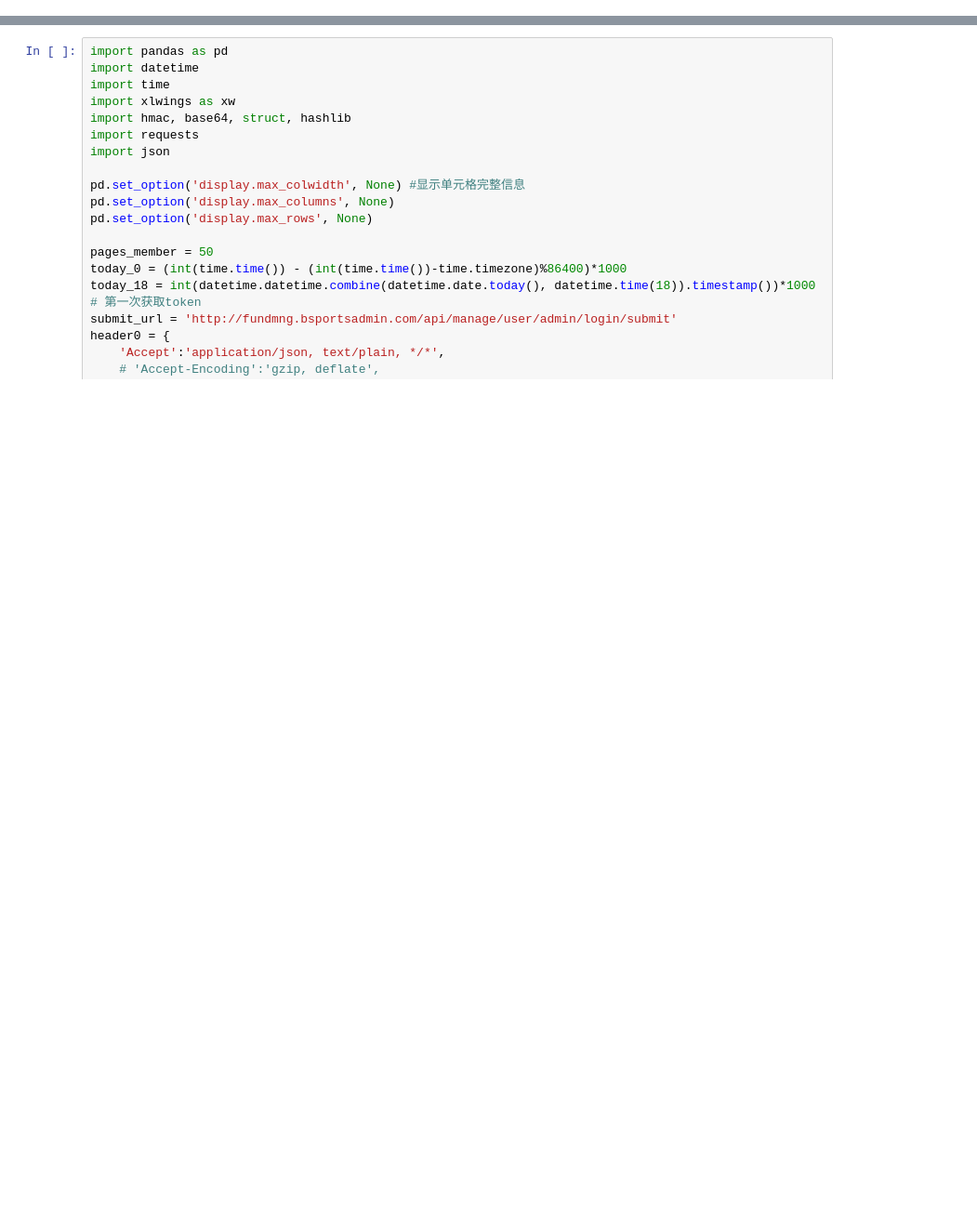
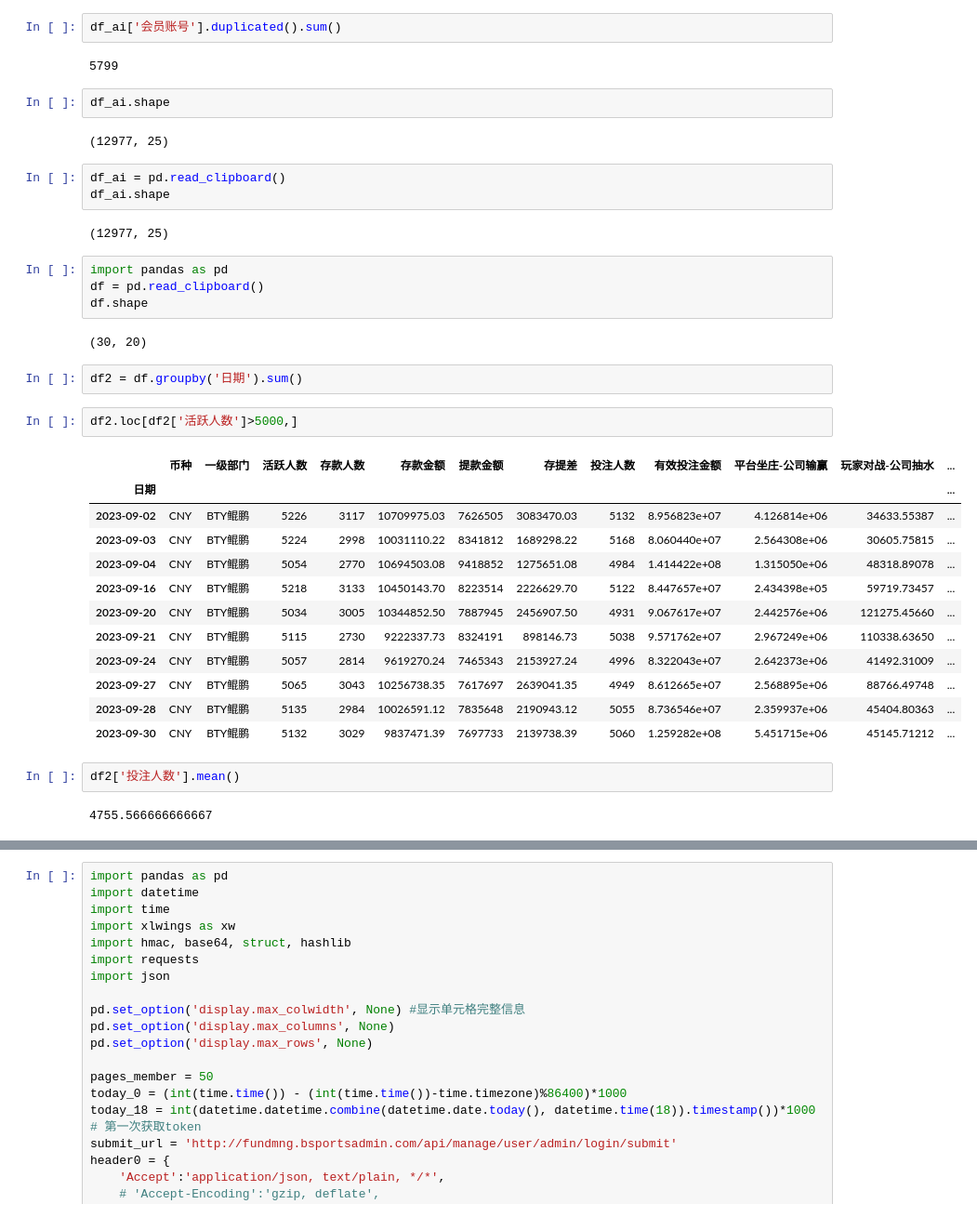
Before and after one commit to Marquis0065/project202308285, a Jupyter notebook: Bsport/TEST_/test1.ipynb, the cells around one changed output, grey strips where cells are left out. Shown at 93% size. Cells and saved outputs as stored; diff of their text form; blank space fills up the shorter version.

```diff
--- a/Bsport/TEST_/test1.ipynb
+++ b/Bsport/TEST_/test1.ipynb
@@ -0,0 +1241,40 @@
+# %%
+df_ai['会员账号'].duplicated().sum()
+# %% [output]
+5799
+# %%
+df_ai.shape
+# %% [output]
+(12977, 25)
+# %%
+df_ai = pd.read_clipboard()
+df_ai.shape
+# %% [output]
+(12977, 25)
+# %%
+import pandas as pd
+df = pd.read_clipboard()
+df.shape
+# %% [output]
+(30, 20)
+# %%
+df2 = df.groupby('日期').sum()
+# %%
+df2.loc[df2['活跃人数']>5000,]
+# %% [output]
+|  | 币种 | 一级部门 | 活跃人数 | 存款人数 | 存款金额 | 提款金额 | 存提差 | 投注人数 | 有效投注金额 | 平台坐庄-公司输赢 | 玩家对战-公司抽水 | ... |
+| 日期 |  |  |  |  |  |  |  |  |  |  |  | ... |
+| 2023-09-02 | CNY | BTY鲲鹏 | 5226 | 3117 | 10709975.03 | 7626505 | 3083470.03 | 5132 | 8.956823e+07 | 4.126814e+06 | 34633.55387 | ... |
+| 2023-09-03 | CNY | BTY鲲鹏 | 5224 | 2998 | 10031110.22 | 8341812 | 1689298.22 | 5168 | 8.060440e+07 | 2.564308e+06 | 30605.75815 | ... |
+| 2023-09-04 | CNY | BTY鲲鹏 | 5054 | 2770 | 10694503.08 | 9418852 | 1275651.08 | 4984 | 1.414422e+08 | 1.315050e+06 | 48318.89078 | ... |
+| 2023-09-16 | CNY | BTY鲲鹏 | 5218 | 3133 | 10450143.70 | 8223514 | 2226629.70 | 5122 | 8.447657e+07 | 2.434398e+05 | 59719.73457 | ... |
+| 2023-09-20 | CNY | BTY鲲鹏 | 5034 | 3005 | 10344852.50 | 7887945 | 2456907.50 | 4931 | 9.067617e+07 | 2.442576e+06 | 121275.45660 | ... |
+| 2023-09-21 | CNY | BTY鲲鹏 | 5115 | 2730 | 9222337.73 | 8324191 | 898146.73 | 5038 | 9.571762e+07 | 2.967249e+06 | 110338.63650 | ... |
+| 2023-09-24 | CNY | BTY鲲鹏 | 5057 | 2814 | 9619270.24 | 7465343 | 2153927.24 | 4996 | 8.322043e+07 | 2.642373e+06 | 41492.31009 | ... |
+| 2023-09-27 | CNY | BTY鲲鹏 | 5065 | 3043 | 10256738.35 | 7617697 | 2639041.35 | 4949 | 8.612665e+07 | 2.568895e+06 | 88766.49748 | ... |
+| 2023-09-28 | CNY | BTY鲲鹏 | 5135 | 2984 | 10026591.12 | 7835648 | 2190943.12 | 5055 | 8.736546e+07 | 2.359937e+06 | 45404.80363 | ... |
+| 2023-09-30 | CNY | BTY鲲鹏 | 5132 | 3029 | 9837471.39 | 7697733 | 2139738.39 | 5060 | 1.259282e+08 | 5.451715e+06 | 45145.71212 | ... |
+# %%
+df2['投注人数'].mean()
+# %% [output]
+4755.566666666667
```
Also changed, not shown: parts of 56 cells of this notebook, 5 other files.
